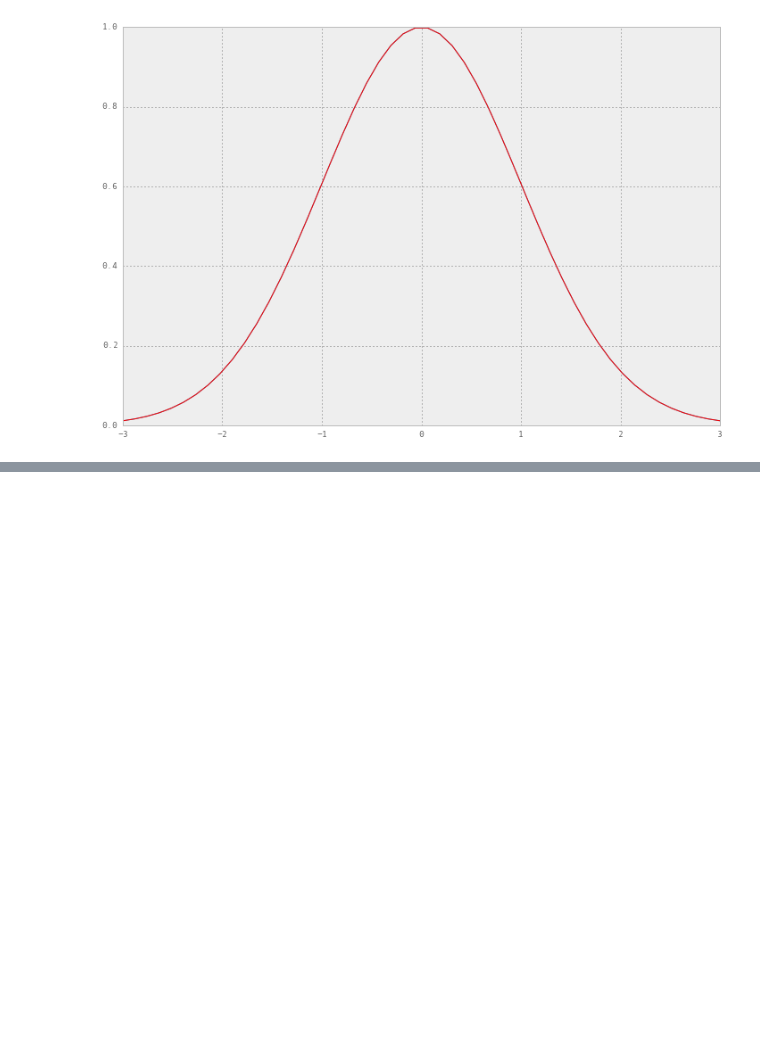
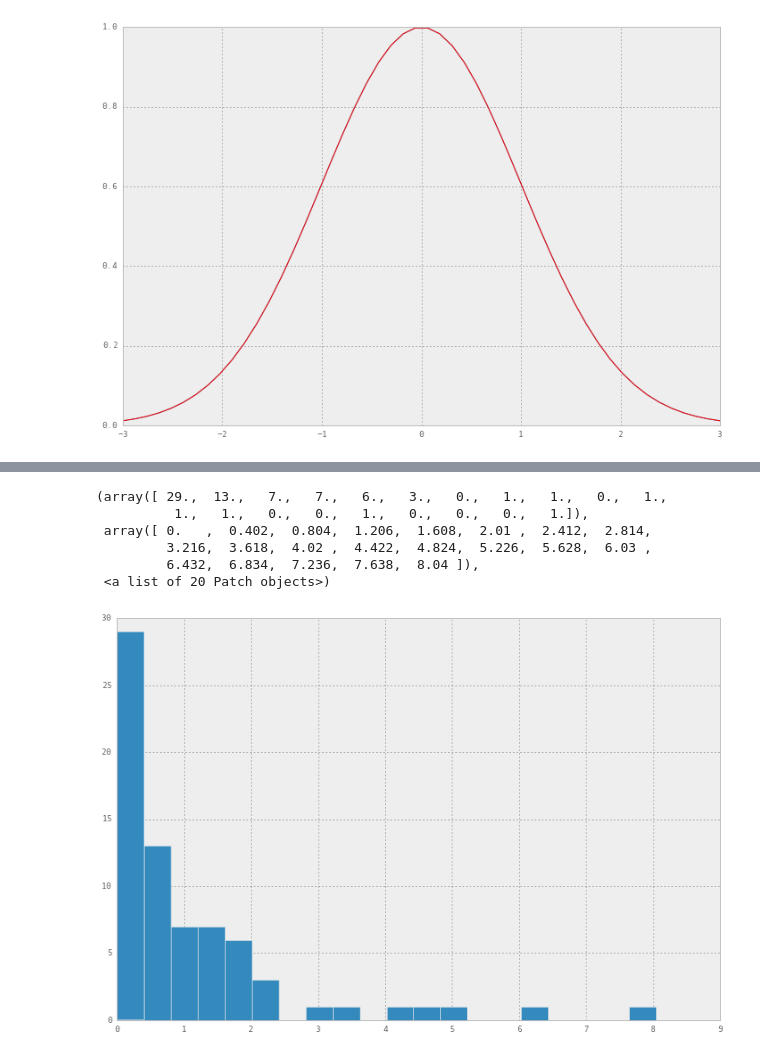
Before and after one commit to helenaxwang/AveNeue, a Jupyter notebook: analyze_flickr.py.ipynb, the cells around one changed output, grey strips where cells are left out. Drawn from its saved outputs; the diff is of its cells as text; code cells hidden in the pictures; blank space fills up the shorter version.

```diff
--- a/analyze_flickr.py.ipynb
+++ b/analyze_flickr.py.ipynb
@@ -381,36 +440,44 @@ from scipy.stats import pearsonr
 # test correlation between photo density and touristiness score
 
 db = mdb.connect('localhost', 'root', '', 'insight')
+#curr_loc = [40.74844,-73.985664]
 # get all possible attractions
-curr_loc = [40.74844,-73.985664]
-attractions = get_tripomatic_sql(db,curr_loc[0],curr_loc[1],lim=0.5)
-print len(attractions), 'attractions'
+#attractions = get_tripomatic_sql(db,curr_loc[0],curr_loc[1],lim=0.5)
+#print len(attractions), 'attractions'
 
 # load all centroids
 with db:
     cur = db.cursor(mdb.cursors.DictCursor)
-    cmd = "SELECT lat, lng, nphotos FROM flickr_clusters_nyc2"
+    cmd = "SELECT * FROM flickr_clusters_nyc2"
     cur.execute(cmd)
     centroids = cur.fetchall()
 
 all_score = []
 all_density = []
+all_fav = []
 for cent in centroids:
     curr_loc = (cent['lat'],cent['lng'])
-    attractions = get_tripomatic_sql(db,curr_loc[0],curr_loc[1],lim=0.005)
+    # attractions within neighborhood
+    attractions = get_tripomatic_sql(db,curr_loc[0],curr_loc[1],lim=0.01)
+    # touristiness score
     tripomatic_score = touristy_score(curr_loc, attractions)
-    photos = get_heatmap_sql(db,curr_loc,lim=0.005)
-    photo_density = len(photos)
-    #photo_density = cent['nphotos']
-    print photo_density, tripomatic_score
+
+    # photo density
+    #photos = get_heatmap_sql(db,curr_loc,lim=0.005)
+    #photo_density = len(photos)
+    photo_density = cent['nphotos']
+
+    # average favorite count for this location
+    #favs = get_favcounts_sql(db, curr_loc)
+    favs = get_favcounts_sql2(db, cent['index'])
+    print cent['index'], len(favs)
+    if favs:
+        fav_counts = pd.DataFrame(favs)
+        all_fav.append(fav_counts['Fav'].mean())
+    else:
+        all_fav.append(0.)
+
+    #print photo_density, tripomatic_score
     all_density.append(photo_density)
     all_score.append(tripomatic_score)
-
-plt.plot(all_density,all_score,'o')
-plt.yscale('log')
-plt.xscale('log')
-plt.xlabel('photo density')
-plt.ylabel('touristy score')
-#np.corrcoef(np.log(all_density),np.log(np.array(all_score)+1))
-pearsonr(np.log(all_density),np.log(np.array(all_score)+1))
 # %% [output]
@@ -418,0 +533,11 @@ ZeroDivisionError: float division by zero
+# %%
+# distribution of favorite counts
+plt.hist(all_fav,bins=20)
+# %% [output]
+(array([ 29.,  13.,   7.,   7.,   6.,   3.,   0.,   1.,   1.,   0.,   1.,
+          1.,   1.,   0.,   0.,   1.,   0.,   0.,   0.,   1.]),
+ array([ 0.   ,  0.402,  0.804,  1.206,  1.608,  2.01 ,  2.412,  2.814,
+         3.216,  3.618,  4.02 ,  4.422,  4.824,  5.226,  5.628,  6.03 ,
+         6.432,  6.834,  7.236,  7.638,  8.04 ]),
+ <a list of 20 Patch objects>)
+[figure, added]
```
Also changed, not shown: parts of 8 cells of this notebook, 9 other files.
